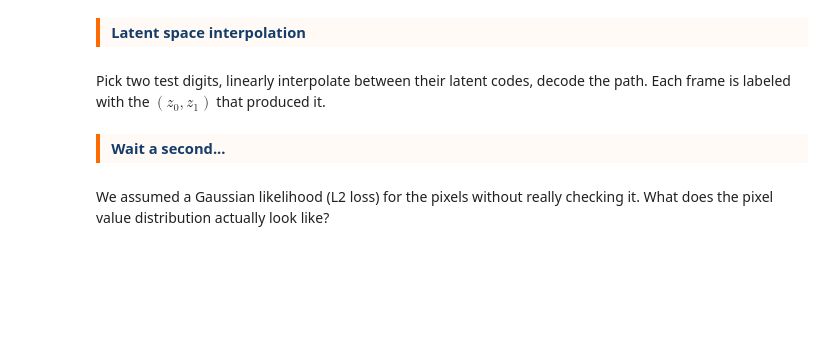
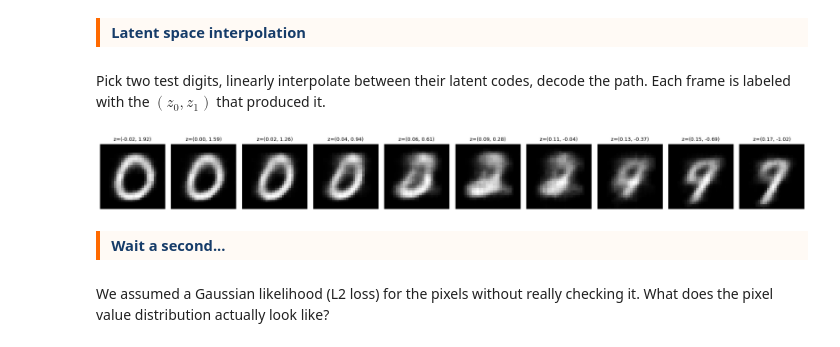
Before and after one commit to mgswiss15/idl, a Jupyter notebook: 12_GenerativeModels/Exercise/vae_mnist.ipynb, the cells around one changed output. Saved outputs shown, nothing was run; the diff lists cells and outputs as text; code cells hidden in the pictures; blank space fills up the shorter version.

```diff
--- a/12_GenerativeModels/Exercise/vae_mnist.ipynb
+++ b/12_GenerativeModels/Exercise/vae_mnist.ipynb
@@ -159,7 +214,9 @@ plot_samples_grid(model_vae, device)
 Pick two test digits, linearly interpolate between their latent codes, decode the path. Each frame is labeled with the $(z_0, z_1)$ that produced it.
 # %%
 # interpolate between two digits
-plot_interpolation(model_vae, test_dataset, device, idx1=0, idx2=1, is_vae=True)
+plot_interpolation(model_vae, test_dataset, device, idx1=10, idx2=20, is_vae=True)
+# %% [output]
+[figure, added]
 # %% [markdown]
 <div style='border-left: 4px solid rgb(255,106,0); padding: 0.3em 0.8em; background: rgb(255,250,245); margin: 1.5em 0 0.5em 0;'>
 <strong style='color:rgb(22,60,105); font-size:1.05em;'>Wait a second...</strong>
```
Also changed, not shown: parts of 23 cells of this notebook.
